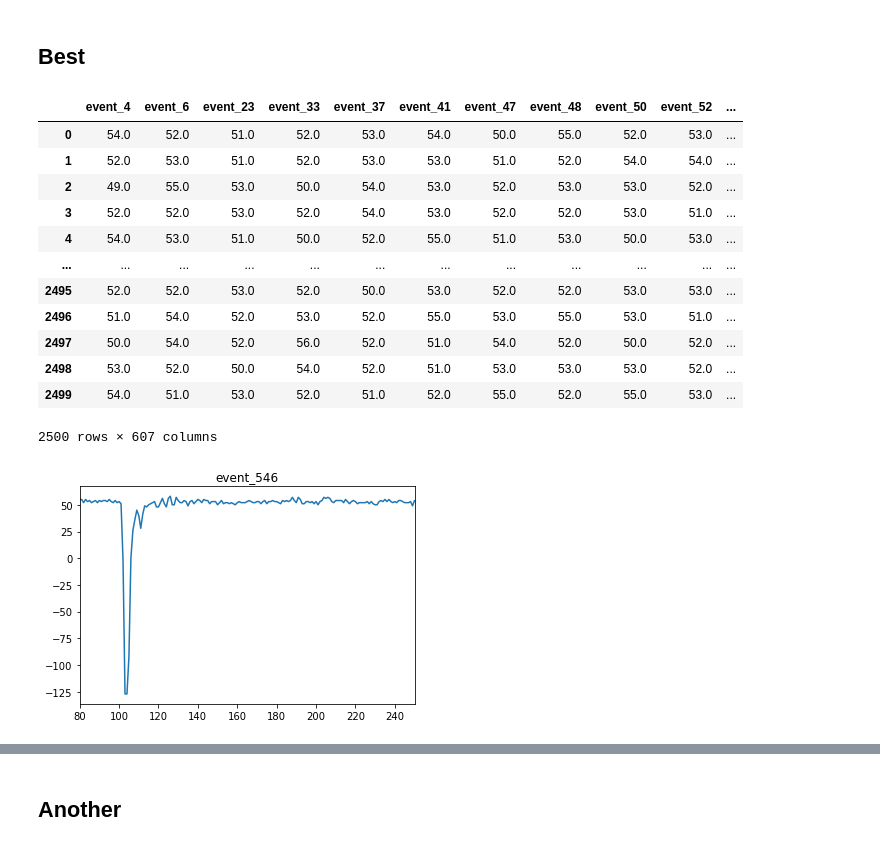
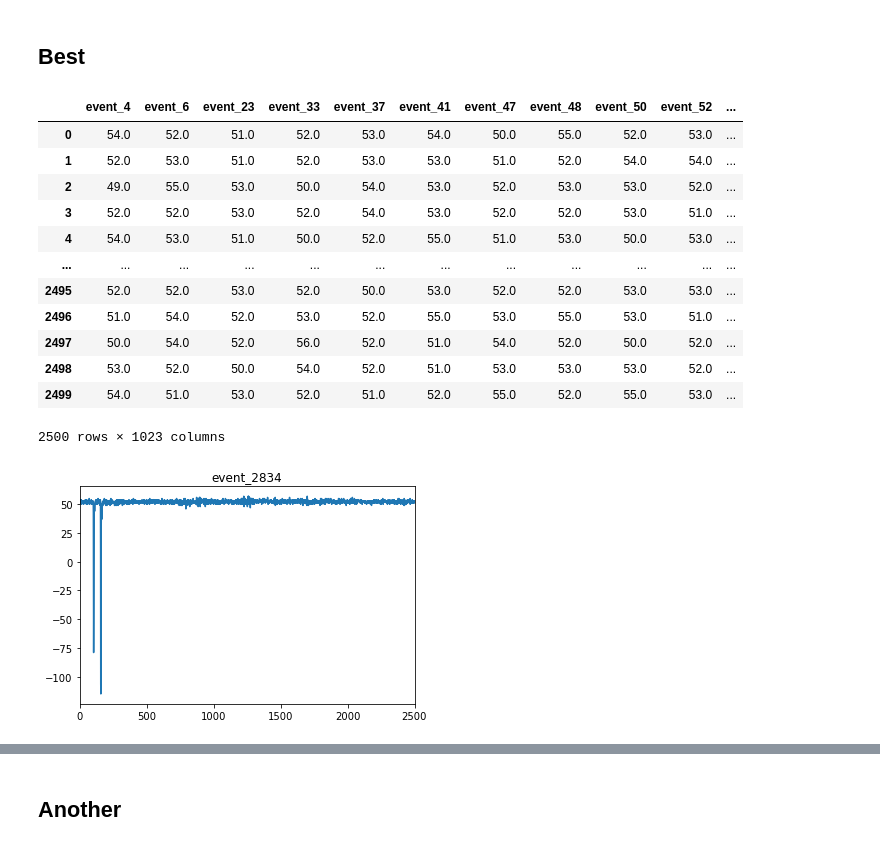
Before and after one commit to afauth/mudecay, a Jupyter notebook: MuonDecay/data_analyze/analyze.ipynb, the cells around one changed output, grey strips where cells are left out. Saved outputs shown, nothing was run; the diff lists cells and outputs as text; code cells hidden in the pictures.

```diff
--- a/MuonDecay/data_analyze/analyze.ipynb
+++ b/MuonDecay/data_analyze/analyze.ipynb
@@ -15,6 +15,4 @@ from scipy.signal import find_peaks
 # waveforms = df - baseLine_value
 # waveforms
 # %%
-df = pd.read_csv('../documents/data/1617480254.9367738/3018_events.csv', index_col=0)
-waveforms = df[1:]
-waveforms
+df = pd.read_csv('../documents/data/1617480254.9367738/5061_events.csv', index_col=0)
@@ -127,9 +110,9 @@ waveforms[best]
 | 2497 | 50.0 | 54.0 | 52.0 | 56.0 | 52.0 | 51.0 | 54.0 | 52.0 | 50.0 | 52.0 | ... |
 | 2498 | 53.0 | 52.0 | 50.0 | 54.0 | 52.0 | 51.0 | 53.0 | 53.0 | 53.0 | 52.0 | ... |
 | 2499 | 54.0 | 51.0 | 53.0 | 52.0 | 51.0 | 52.0 | 55.0 | 52.0 | 55.0 | 53.0 | ... |
-2500 rows × 607 columns
+2500 rows × 1023 columns
 # %%
 import random
-plot_figure(column=random.choice(best), limits=[80,250])
+plot_figure(column=random.choice(best), limits=[0,2500])
 # %% [output]
-[figure, old version]
+[figure, new version]
```
Also changed, not shown: parts of 28 cells of this notebook, 14 other files.
